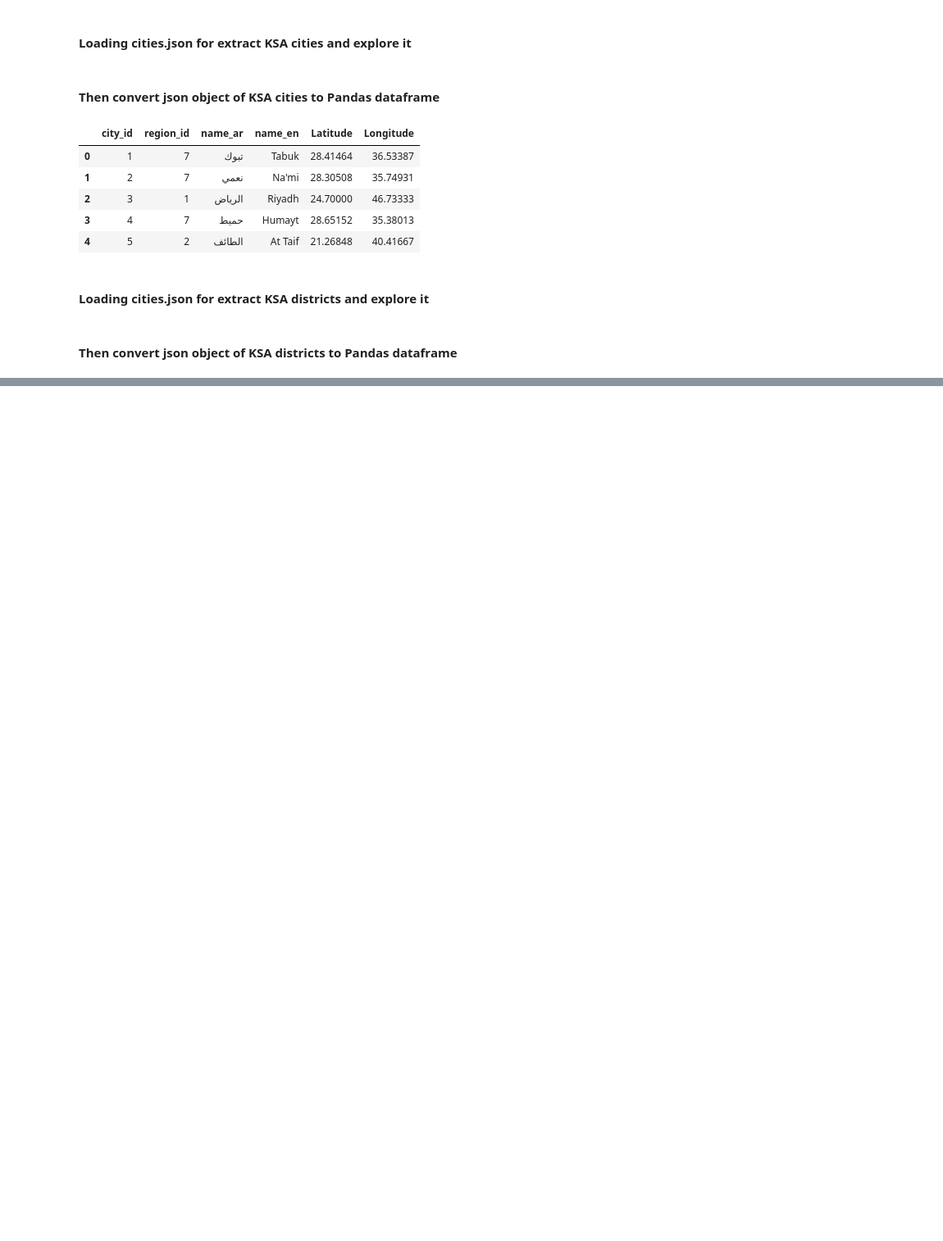
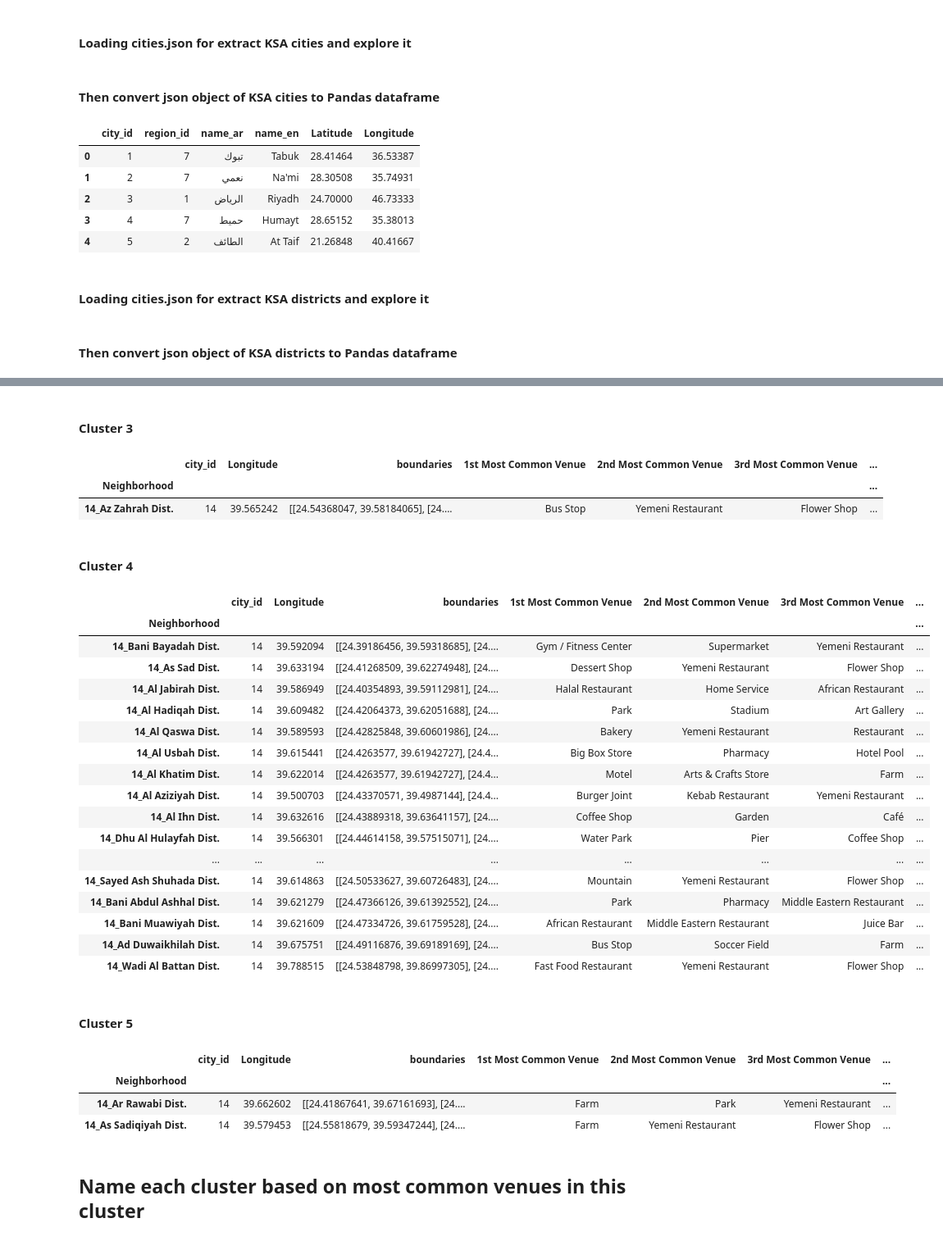
Before and after one commit to meshrif/Coursera_Capstone, a Jupyter notebook: Capsto_Project_Week4.ipynb, the cells around one changed output, grey strips where cells are left out. Shown: that part at 82% size. Cells and saved outputs as stored; diff of their text form; code cells hidden in the pictures; blank space fills up the shorter version.

```diff
--- a/Capsto_Project_Week4.ipynb
+++ b/Capsto_Project_Week4.ipynb
@@ -163,0 +558,11 @@ country_districts.head()
+# %%
+# set number of clusters
+kclusters = 5
+
+almadinah_grouped_clustering = almadinah_grouped.drop('Neighborhood', 1)
+
+# run k-means clustering
+kmeans = KMeans(n_clusters=kclusters, random_state=0).fit(almadinah_grouped_clustering)
+
+# check cluster labels generated for each row in the dataframe
+kmeans.labels_[0:10]
@@ -163,0 +573,9 @@ country_districts.head()
+# %%
+# add clustering labels
+#neighborhoods_venues_sorted.insert(0, 'Cluster Labels', kmeans.labels_)
+neighborhoods_venues_sorted['Cluster Labels']=kmeans.labels_
+almadinah_merged = city_districts
+
+# merge toronto_grouped with toronto_data to add latitude/longitude for each neighborhood
+almadinah_merged = almadinah_merged.join(neighborhoods_venues_sorted.set_index('Neighborhood'), on='Neighborhood')
+almadinah_merged.head() # check the last columns!
@@ -163,0 +589,7 @@ country_districts.head()
+# %%
+almadinah_merged['Cluster Labels'].isnull().sum()
+print(almadinah_merged.shape)
+# dropping rows with  null values
+almadinah_merged.dropna(axis = 0, inplace = True)
+print(almadinah_merged.shape)
+almadinah_merged.head()
@@ -163,0 +651,2 @@ country_districts.head()
+# %%
+almadinah_merged.set_index("Neighborhood", inplace= True)
@@ -163,0 +677,42 @@ country_districts.head()
+# %% [markdown]
+#### Cluster 3
+# %%
+almadinah_merged.loc[almadinah_merged['Cluster Labels'] == 2, almadinah_merged.columns[[1] + list(range(5, almadinah_merged.shape[1]))]]
+# %% [output]
+|  | city_id | Longitude | boundaries | 1st Most Common Venue | 2nd Most Common Venue | 3rd Most Common Venue | ... |
+| Neighborhood |  |  |  |  |  |  | ... |
+| 14_Az Zahrah Dist. | 14 | 39.565242 | [[24.54368047, 39.58184065], [24.... | Bus Stop | Yemeni Restaurant | Flower Shop | ... |
+# %% [markdown]
+#### Cluster 4
+# %%
+almadinah_merged.loc[almadinah_merged['Cluster Labels'] == 3, almadinah_merged.columns[[1] + list(range(5, almadinah_merged.shape[1]))]]
+# %% [output]
+|  | city_id | Longitude | boundaries | 1st Most Common Venue | 2nd Most Common Venue | 3rd Most Common Venue | ... |
+| Neighborhood |  |  |  |  |  |  | ... |
+| 14_Bani Bayadah Dist. | 14 | 39.592094 | [[24.39186456, 39.59318685], [24.... | Gym / Fitness Center | Supermarket | Yemeni Restaurant | ... |
+| 14_As Sad Dist. | 14 | 39.633194 | [[24.41268509, 39.62274948], [24.... | Dessert Shop | Yemeni Restaurant | Flower Shop | ... |
+| 14_Al Jabirah Dist. | 14 | 39.586949 | [[24.40354893, 39.59112981], [24.... | Halal Restaurant | Home Service | African Restaurant | ... |
+| 14_Al Hadiqah Dist. | 14 | 39.609482 | [[24.42064373, 39.62051688], [24.... | Park | Stadium | Art Gallery | ... |
+| 14_Al Qaswa Dist. | 14 | 39.589593 | [[24.42825848, 39.60601986], [24.... | Bakery | Yemeni Restaurant | Restaurant | ... |
+| 14_Al Usbah Dist. | 14 | 39.615441 | [[24.4263577, 39.61942727], [24.4... | Big Box Store | Pharmacy | Hotel Pool | ... |
+| 14_Al Khatim Dist. | 14 | 39.622014 | [[24.4263577, 39.61942727], [24.4... | Motel | Arts & Crafts Store | Farm | ... |
+| 14_Al Aziziyah Dist. | 14 | 39.500703 | [[24.43370571, 39.4987144], [24.4... | Burger Joint | Kebab Restaurant | Yemeni Restaurant | ... |
+| 14_Al Ihn Dist. | 14 | 39.632616 | [[24.43889318, 39.63641157], [24.... | Coffee Shop | Garden | Café | ... |
+| 14_Dhu Al Hulayfah Dist. | 14 | 39.566301 | [[24.44614158, 39.57515071], [24.... | Water Park | Pier | Coffee Shop | ... |
+| ... | ... | ... | ... | ... | ... | ... | ... |
+| 14_Sayed Ash Shuhada Dist. | 14 | 39.614863 | [[24.50533627, 39.60726483], [24.... | Mountain | Yemeni Restaurant | Flower Shop | ... |
+| 14_Bani Abdul Ashhal Dist. | 14 | 39.621279 | [[24.47366126, 39.61392552], [24.... | Park | Pharmacy | Middle Eastern Restaurant | ... |
+| 14_Bani Muawiyah Dist. | 14 | 39.621609 | [[24.47334726, 39.61759528], [24.... | African Restaurant | Middle Eastern Restaurant | Juice Bar | ... |
+| 14_Ad Duwaikhilah Dist. | 14 | 39.675751 | [[24.49116876, 39.69189169], [24.... | Bus Stop | Soccer Field | Farm | ... |
+| 14_Wadi Al Battan Dist. | 14 | 39.788515 | [[24.53848798, 39.86997305], [24.... | Fast Food Restaurant | Yemeni Restaurant | Flower Shop | ... |
+# %% [markdown]
+#### Cluster 5
+# %%
+almadinah_merged.loc[almadinah_merged['Cluster Labels'] == 4, almadinah_merged.columns[[1] + list(range(5, almadinah_merged.shape[1]))]]
+# %% [output]
+|  | city_id | Longitude | boundaries | 1st Most Common Venue | 2nd Most Common Venue | 3rd Most Common Venue | ... |
+| Neighborhood |  |  |  |  |  |  | ... |
+| 14_Ar Rawabi Dist. | 14 | 39.662602 | [[24.41867641, 39.67161693], [24.... | Farm | Park | Yemeni Restaurant | ... |
+| 14_As Sadiqiyah Dist. | 14 | 39.579453 | [[24.55818679, 39.59347244], [24.... | Farm | Yemeni Restaurant | Flower Shop | ... |
+# %% [markdown]
+## Name each cluster based on most common venues in this cluster
```
Also changed, not shown: parts of 68 cells of this notebook.
